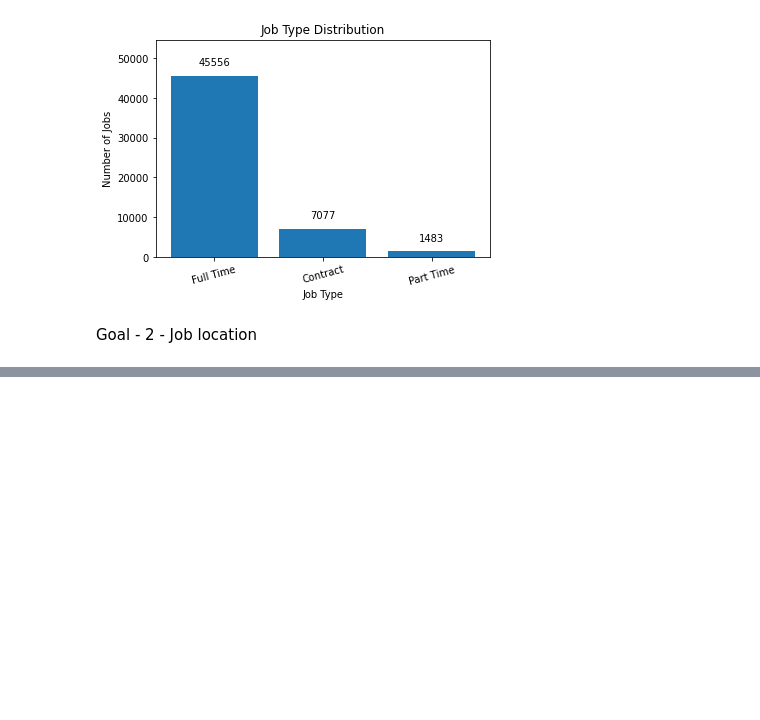
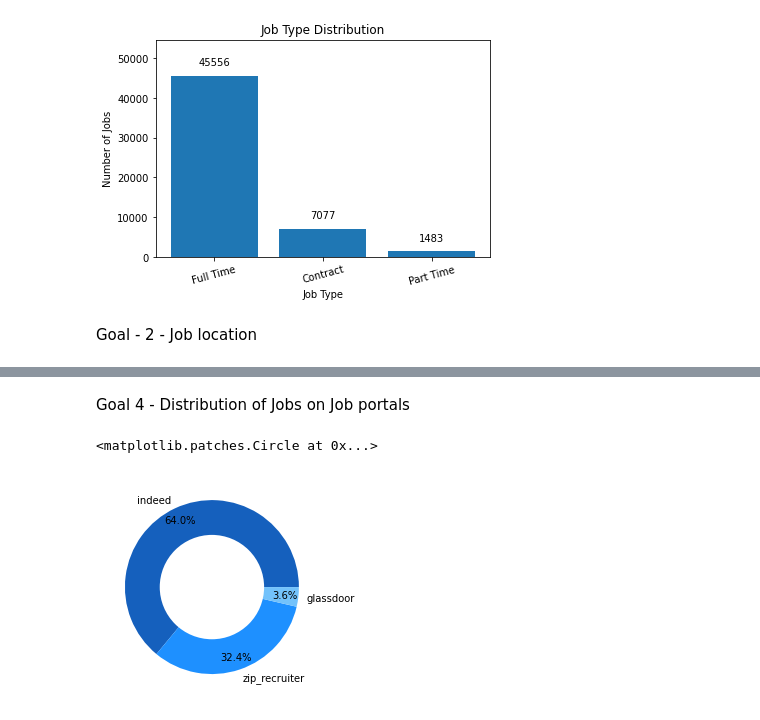
Before and after one commit to 18kdr/Data-Engineering, a Jupyter notebook: TechJobs/tech_job_analysis.ipynb, the cells around one changed output, grey strips where cells are left out. Saved outputs shown, nothing was run; the diff lists cells and outputs as text; code cells hidden in the pictures; blank space fills up the shorter version.

```diff
--- a/TechJobs/tech_job_analysis.ipynb
+++ b/TechJobs/tech_job_analysis.ipynb
@@ -254,0 +242,31 @@ Name: mean_salary, Length: 27828, dtype: int64
+# %% [markdown]
+Goal 4 - Distribution of Jobs on Job portals
+# %%
+
+jobDistribution = data_csv['site'].copy()
+
+# Drop negligible values
+for x in jobDistribution.index:
+        if jobDistribution[x] == 'linkedin':
+                jobDistribution.drop(x, inplace=True)
+
+# Checked for unique values
+jobDistribution.unique()
+
+colors = ['#1560BD', '#1E90FF','#73c2fb']
+# Checked for null values
+jobDistribution.isna().sum()
+jobDistribution.value_counts().head(3)
+
+plt.pie(jobDistribution.value_counts(),colors= colors, labels= jobDistribution.value_counts().index,
+        autopct='%1.1f%%', pctdistance=0.85)
+
+# draw circle
+centre_circle = plt.Circle((0, 0), 0.60, fc='white')
+fig = plt.gcf()
+
+# Adding Circle in Pie chart
+fig.gca().add_artist(centre_circle)
+# %% [output]
+<matplotlib.patches.Circle at 0x...>
+[figure, added]
```
Also changed, not shown: parts of 7 cells of this notebook, 2 other files.
